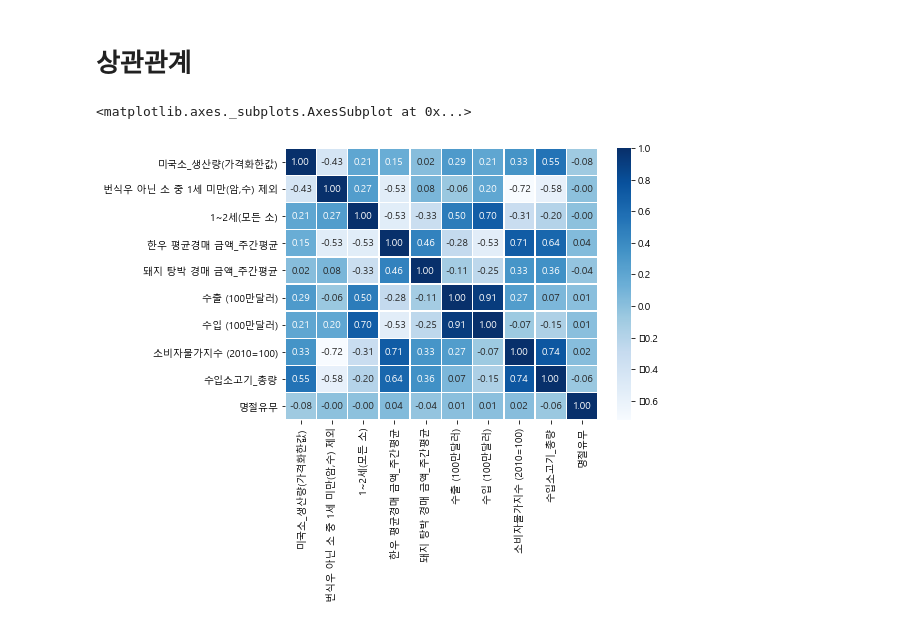
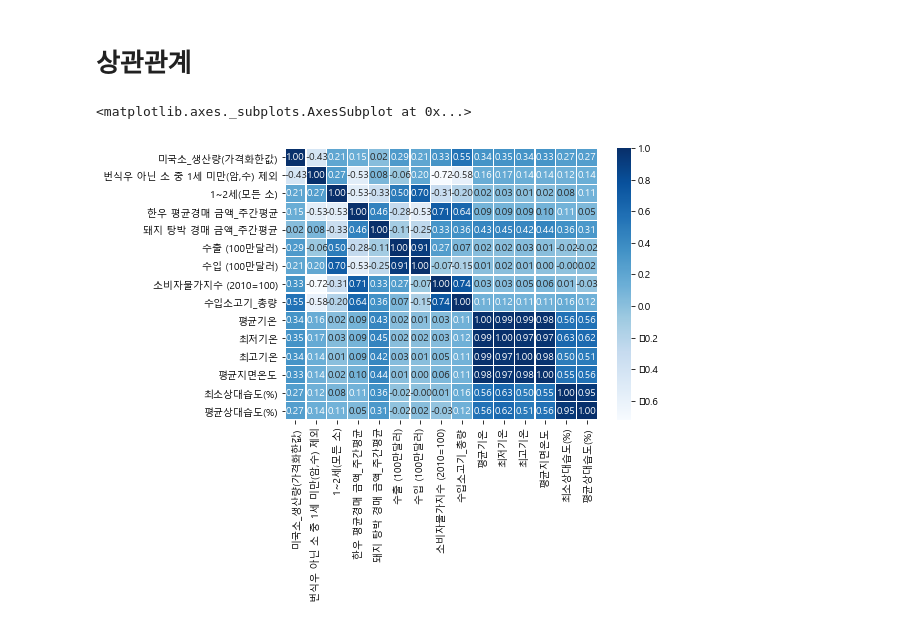
Before and after one commit to DSC-SCH/livestock-solution-project, a Jupyter notebook: eda/all_merged_data.ipynb, the cells around one changed output. Saved outputs shown, nothing was run; the diff lists cells and outputs as text; code cells hidden in the pictures.

```diff
--- a/eda/all_merged_data.ipynb
+++ b/eda/all_merged_data.ipynb
@@ -208,6 +195,6 @@ weather_df.head(2)
 | 0 | 2013-01-06 | 13875.600000 | 3044.8 | -0.3 | -4.6 | 5.4 | -2.5 | 16.0 | 29.6 |
 | 1 | 2013-01-13 | 13213.333333 | 2984.0 | 1.4 | -2.2 | 6.1 | 0.0 | 30.0 | 49.6 |
 # %%
-weather_df[['한우 평균경매 금액_주간평균', '돼지 탕박 경매 금액_주간평균']] = weather_df[['한우 평균경매 금액_주간평균', '돼지 탕박 경매 금액_주간평균']].round(2)
+weather_df = weather_df.drop(['한우 평균경매 금액_주간평균', '돼지 탕박 경매 금액_주간평균'],axis=1)
 weather_df.head(2)
 # %% [output]
@@ -224,7 +213,7 @@ weather_df.head(2)
 # %%
 from functools import reduce
 # %%
-dfs = [usbeef_df, livestock_df, economic_df, import_df,holiday_df]
+dfs = [usbeef_df, livestock_df, economic_df, import_df,weather_df]
 
 df_final = reduce(lambda left, right: pd.merge(left, right, on='주간날짜'), dfs)
 # %%
@@ -241,18 +230,18 @@ df_final.head()
 # %%
 
 import matplotlib.pyplot as plt
 import seaborn as sns
 
 from matplotlib import font_manager, rc
 font_name = font_manager.FontProperties(fname="c:/Windows/Fonts/malgun.ttf").get_name()
 rc('font', family=font_name)
 
 corr_data = df_final.drop(["주간날짜"], axis=1)
 corr = corr_data.corr()
 
 plt.figure(figsize=(7,5))
 
-sns.heatmap(data = corr, annot=True, fmt = '.2f', linewidths=.5, cmap='Blues')
+sns.heatmap(data = corr, annot=True, fmt = '.2f', linewidths=.2, cmap='Blues')
 # %% [output]
 <matplotlib.axes._subplots.AxesSubplot at 0x...>
-[figure, old version]
+[figure, new version]
```
Also changed, not shown: parts of 35 cells of this notebook.
